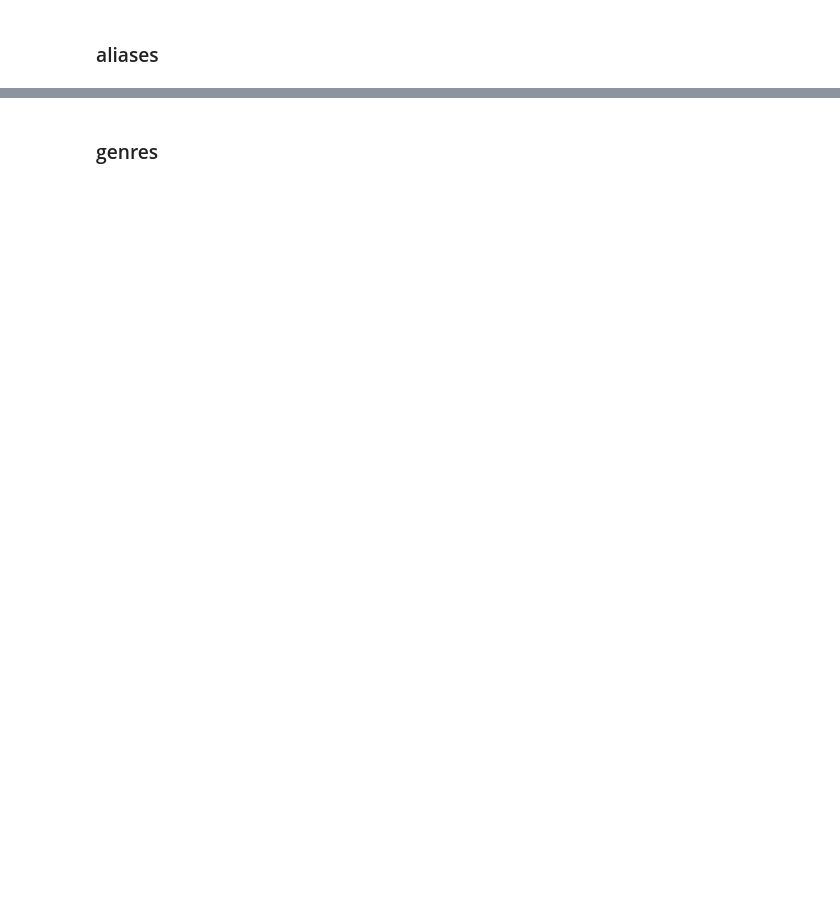
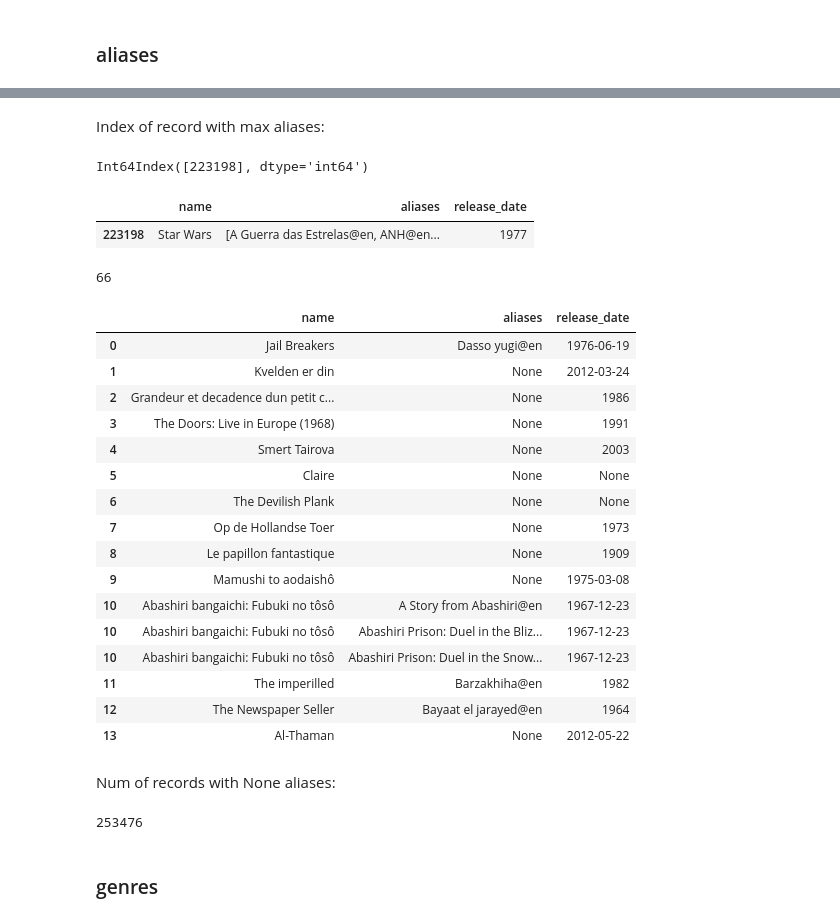
Before and after one commit to Denissovan/VINF-stats-indexing, a Jupyter notebook: VINF-indexovanie.ipynb, the cells around one changed output, grey strips where cells are left out. Drawn from its saved outputs; the diff is of its cells as text; code cells hidden in the pictures; blank space fills up the shorter version.

```diff
--- a/VINF-indexovanie.ipynb
+++ b/VINF-indexovanie.ipynb
@@ -48,0 +57,2 @@ df['aliases'].value_counts()
+# %%
+aliases = df.loc[:, ['name','aliases','release_date']]
@@ -48,0 +101,2 @@ df['aliases'].value_counts()
+# %% [markdown]
+Index of record with max aliases:
@@ -49,2 +105,43 @@ df['aliases'].value_counts()
+# %%
+max_index_aliases
+# %% [output]
+Int64Index([223198], dtype='int64')
+# %%
+aliases.iloc[max_index_aliases]
+# %% [output]
+|  | name | aliases | release_date |
+| 223198 | Star Wars | [A Guerra das Estrelas@en, ANH@en... | 1977 |
+# %%
+max_aliases.max()
+# %% [output]
+66
+# %%
+aliases = aliases.explode('aliases')
+# %%
+aliases.head(16)
+# %% [output]
+|  | name | aliases | release_date |
+| 0 | Jail Breakers | Dasso yugi@en | 1976-06-19 |
+| 1 | Kvelden er din | None | 2012-03-24 |
+| 2 | Grandeur et decadence dun petit c... | None | 1986 |
+| 3 | The Doors: Live in Europe (1968) | None | 1991 |
+| 4 | Smert Tairova | None | 2003 |
+| 5 | Claire | None | None |
+| 6 | The Devilish Plank | None | None |
+| 7 | Op de Hollandse Toer | None | 1973 |
+| 8 | Le papillon fantastique | None | 1909 |
+| 9 | Mamushi to aodaishô | None | 1975-03-08 |
+| 10 | Abashiri bangaichi: Fubuki no tôsô | A Story from Abashiri@en | 1967-12-23 |
+| 10 | Abashiri bangaichi: Fubuki no tôsô | Abashiri Prison: Duel in the Bliz... | 1967-12-23 |
+| 10 | Abashiri bangaichi: Fubuki no tôsô | Abashiri Prison: Duel in the Snow... | 1967-12-23 |
+| 11 | The imperilled | Barzakhiha@en | 1982 |
+| 12 | The Newspaper Seller | Bayaat el jarayed@en | 1964 |
+| 13 | Al-Thaman | None | 2012-05-22 |
+# %% [markdown]
+Num of records with None aliases:
+# %%
+len(aliases[aliases['aliases'] == "None"])
+# %% [output]
+253476
 # %% [markdown]
 ### genres
```
Also changed, not shown: parts of 56 cells of this notebook.
